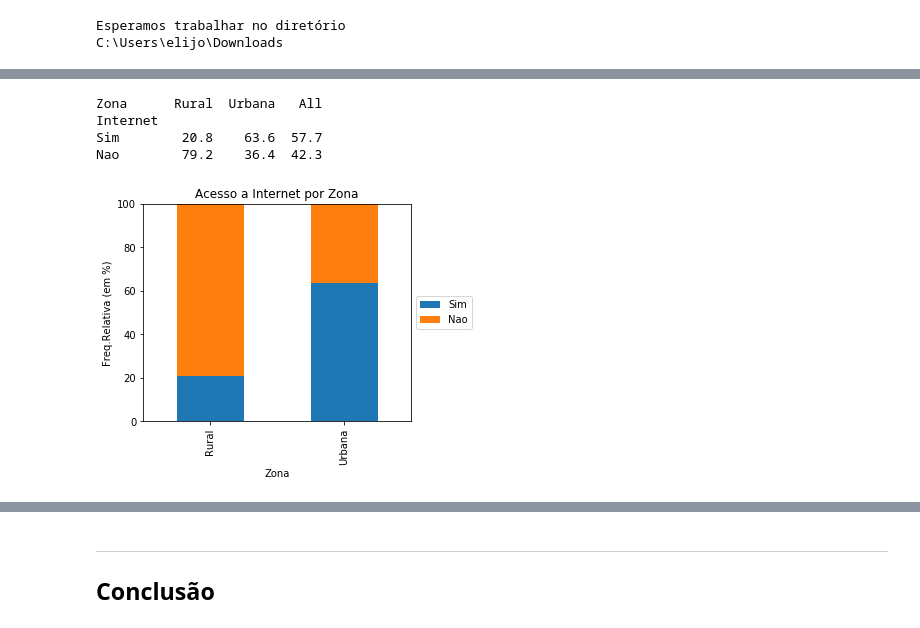
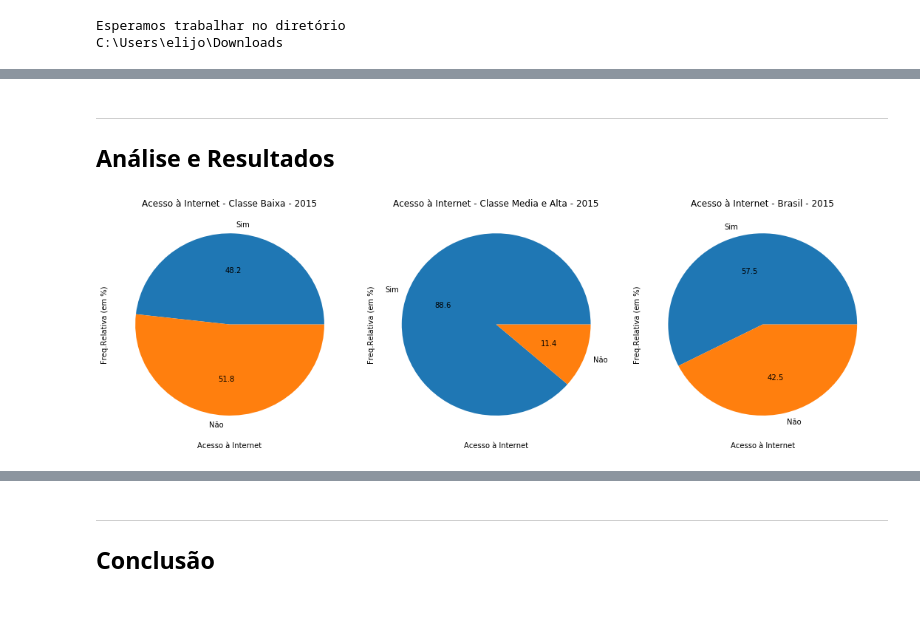
Before and after one commit to elijose55/CD, a Jupyter notebook: Projeto1 Layout.ipynb, the cells around one changed output, grey strips where cells are left out. Saved outputs shown, nothing was run; the diff lists cells and outputs as text; code cells hidden in the pictures.

```diff
--- a/Projeto1 Layout.ipynb
+++ b/Projeto1 Layout.ipynb
@@ -230,23 +156,41 @@ Sul           18.2  14.4  16.6
-# %%
-#Acesso a internet por zona rural e urbana
-
-
-ct2 = (pd.crosstab(dados.Internet,dados.Zona,margins=True,rownames=['Internet'], colnames=['Zona'], normalize='columns')*100).round(decimals=1)
-print(ct2)
-
-
-plot = ct2.iloc[0:5,0:2].T.plot(kind='bar', stacked=True,title='Acesso a Internet por Zona')
-plot.set_ylim([0, 100])
-plt.ylabel('Freq.Relativa (em %)')
-#Para legenda ficar fora do gráfico
-ax = plt.subplot(111)
-box = ax.get_position()
-ax.set_position([box.x0, box.y0, box.width * 0.8, box.height])
-ax.legend(loc='center left', bbox_to_anchor=(1, 0.5))
-plt.show()
-# %% [output]
-Zona      Rural  Urbana   All
-Internet
-Sim        20.8    63.6  57.7
-Nao        79.2    36.4  42.3
-[figure, removed]
+# %% [markdown]
+___
+## Análise e Resultados
+# %%
+g5 = (dados5.Internet.value_counts(sort=False, normalize=True)*100).round(decimals=1)
+g4 = (dados4.Internet.value_counts(sort=False, normalize=True)*100).round(decimals=1)
+g3 = (dados3.Internet.value_counts(sort=False, normalize=True)*100).round(decimals=1)
+
+#toda a população
+t5 = (total5.Internet.value_counts(sort=False, normalize=True)*100).round(decimals=1)
+t4 = (total4.Internet.value_counts(sort=False, normalize=True)*100).round(decimals=1)
+t3 = (total3.Internet.value_counts(sort=False, normalize=True)*100).round(decimals=1)
+
+#classes media e alta
+c5 = (total5.Internet[total5.Renda>=3749].value_counts(sort=False, normalize=True)*100).round(decimals=1)
+c4 = (total4.Internet[total4.Renda>=3749].value_counts(sort=False, normalize=True)*100).round(decimals=1)
+c3 = (total3.Internet[total3.Renda>=3749].value_counts(sort=False, normalize=True)*100).round(decimals=1)
+
+#Comparacao do acesso a internet pelas classes baixas e por toda a populacao
+fig = plt.figure(figsize=(15, 5))
+plt.subplot(131)
+plot = g5.plot(kind='pie',title='Acesso à Internet - Classe Baixa - 2015', autopct='%.1f')
+plt.ylabel('Freq.Relativa (em %)')
+plt.xlabel('Acesso à Internet')
+
+
+plt.subplot(132)
+plot = c5.plot(kind='pie',title='Acesso à Internet - Classe Media e Alta - 2015', autopct='%.1f')
+plt.ylabel('Freq.Relativa (em %)')
+plt.xlabel('Acesso à Internet')
+
+plt.subplot(133)
+plot = t5.plot(kind='pie',title='Acesso à Internet - Brasil - 2015', autopct='%.1f')
+plt.ylabel('Freq.Relativa (em %)')
+plt.xlabel('Acesso à Internet')
+
+
+plt.tight_layout()
+plt.show()
+# %% [output]
+[figure, added]
```
Also changed, not shown: parts of 31 cells of this notebook.
